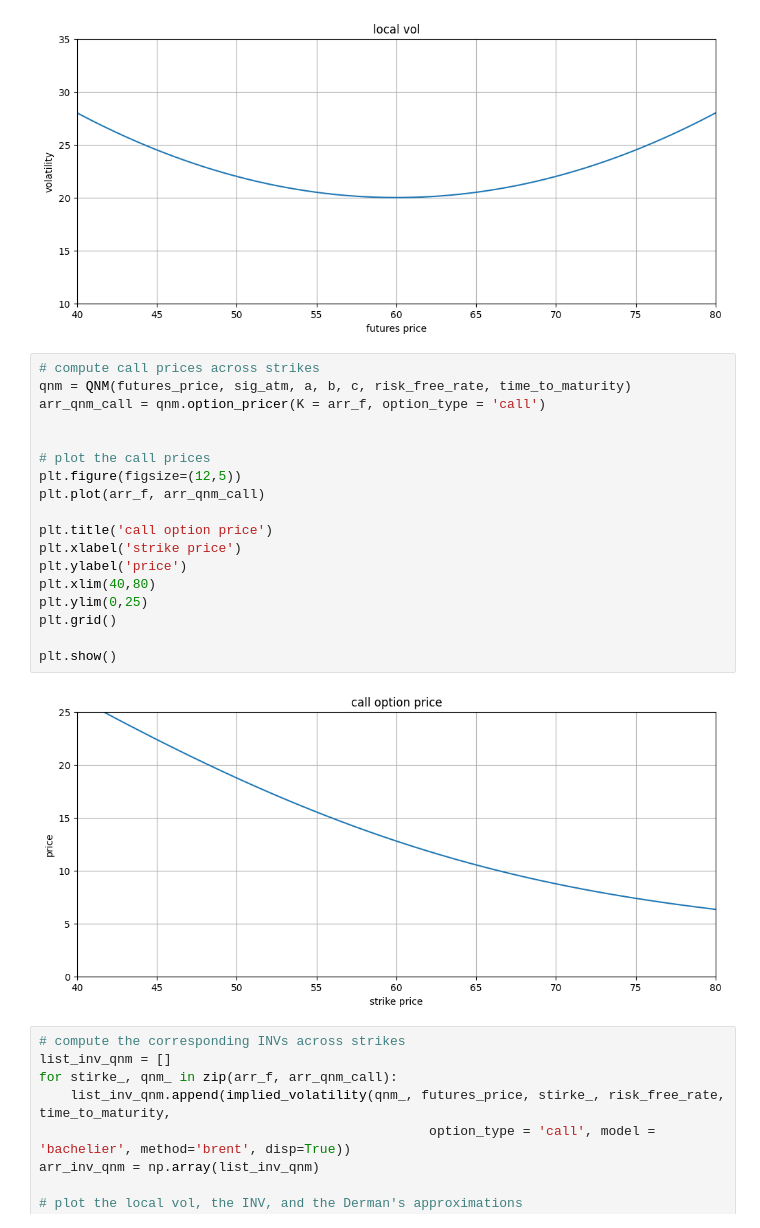
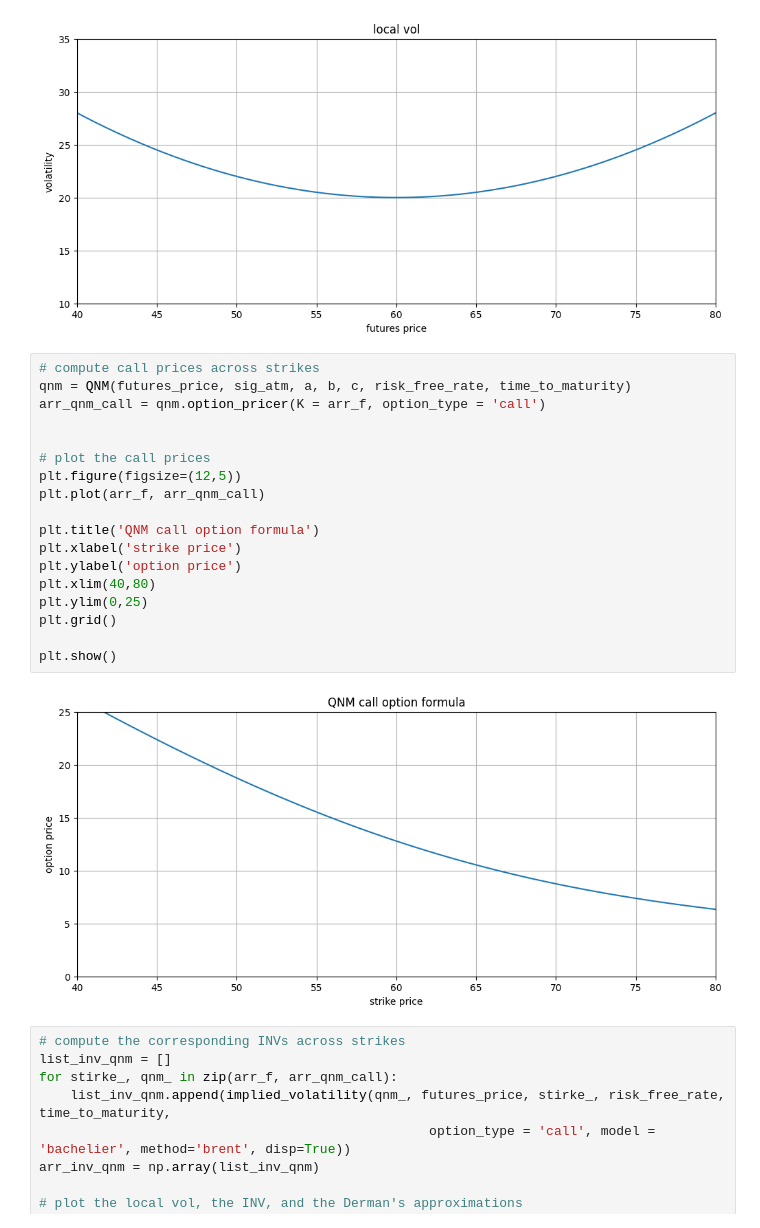
Before and after one commit to WuYenSun/Derman_Approximation_on_QNM, a Jupyter notebook: Derman’s_Approximation_on_QNM.ipynb, the cells around one changed output. Saved outputs shown, nothing was run; the diff lists cells and outputs as text.

```diff
--- a/Derman’s_Approximation_on_QNM.ipynb
+++ b/Derman’s_Approximation_on_QNM.ipynb
@@ -206,23 +206,23 @@ plt.show()
 # %%
 # compute call prices across strikes
 qnm = QNM(futures_price, sig_atm, a, b, c, risk_free_rate, time_to_maturity)
 arr_qnm_call = qnm.option_pricer(K = arr_f, option_type = 'call')
 
 
 # plot the call prices
 plt.figure(figsize=(12,5))
 plt.plot(arr_f, arr_qnm_call)
 
-plt.title('call option price')
+plt.title('QNM call option formula')
 plt.xlabel('strike price')
-plt.ylabel('price')
+plt.ylabel('option price')
 plt.xlim(40,80)
 plt.ylim(0,25)
 plt.grid()
 
 plt.show()
 # %% [output]
-[figure, old version]
+[figure, new version]
 # %%
 # compute the corresponding INVs across strikes
 list_inv_qnm = []
```
Also changed, not shown: parts of 2 cells of this notebook, 1 other file.
